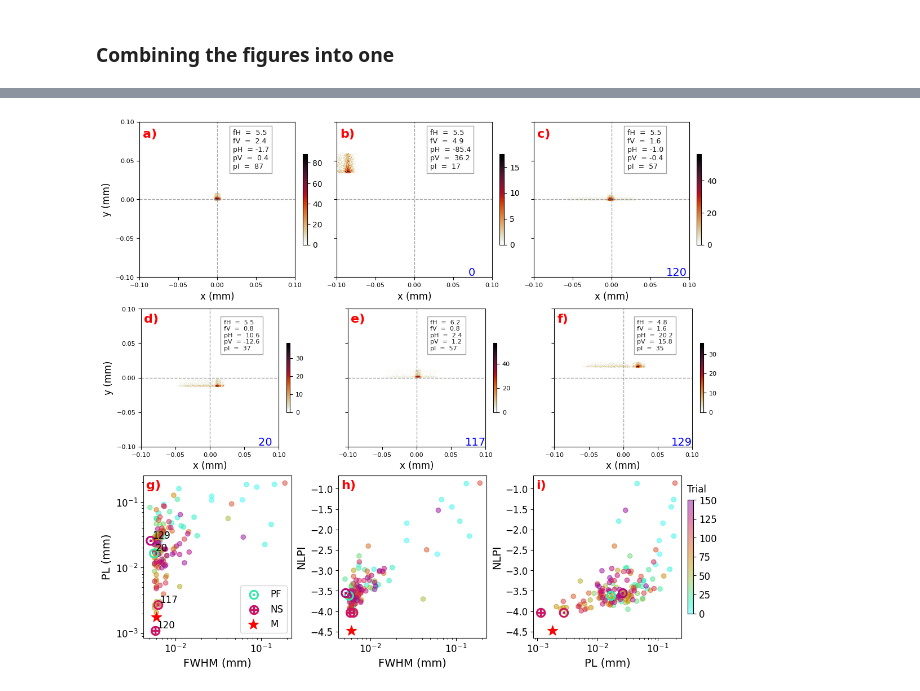
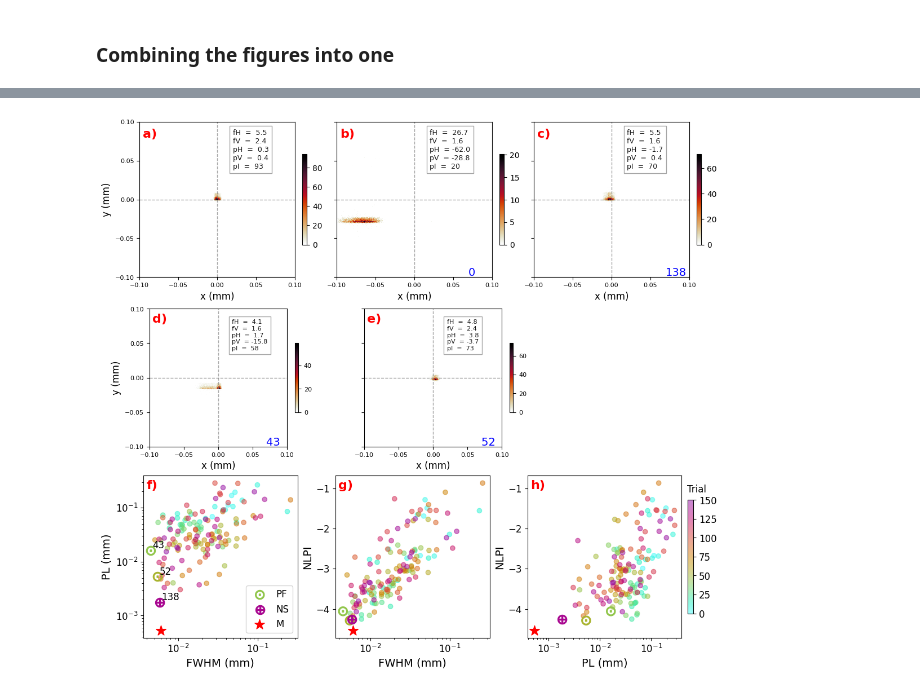
Before and after one commit to AI-ML-at-APS/AI-ML_Control_System, a Jupyter notebook: work_directory/28-ID/jupyter/sims_for_paper/analysis_nf_fwhm_peak_location_peak_intensity.ipynb, the cells around one changed output, grey strips where cells are left out. Cells and saved outputs as stored; diff of their text form; code cells hidden in the pictures.

```diff
--- a/work_directory/28-ID/jupyter/sims_for_paper/analysis_nf_fwhm_peak_location_peak_intensity.ipynb
+++ b/work_directory/28-ID/jupyter/sims_for_paper/analysis_nf_fwhm_peak_location_peak_intensity.ipynb
@@ -227,12 +224,12 @@ FrozenTrial(number=142, state=TrialState.COMPLETE, values=[0.0031875095741277656
 # %%
 ground_mots = {'hb_1': -168, 'hb_2': -161, 'hb_pitch': 0.1719, 'hb_trans': 0, 'vb_bender': 419, 'vb_pitch': 0.1719, 'vb_trans': 0}
 # %%
-random_init = {'hb_1': -178.1,
- 'hb_2': -160.1,
- 'hb_pitch': 0.17104733853924986,
- 'hb_trans': 0.0288,
- 'vb_bender': 426.0,
- 'vb_pitch': 0.17237733853924986,
- 'vb_trans': -0.0027}
+random_init = {'hb_1': -174.8,
+ 'hb_2': -165.6,
+ 'hb_pitch': 0.17247733853924987,
+ 'hb_trans': 0.0106,
+ 'vb_bender': 416.8,
+ 'vb_pitch': 0.17155733853924987,
+ 'vb_trans': 0.0029}
 # %%
 safe = lambda x: 0 if x is None else x
@@ -530,38 +559,38 @@ gss1 = gridspec.GridSpecFromSubplotSpec(1, 3, subplot_spec=gs0[1])
 
 axs1 = gss1.subplots(sharex=True, sharey=True)
 axs1 = axs1.flatten()
-#axs1[-1].set_axis_off()
+axs1[-1].set_axis_off()
 
 _trials = [t for t in study.best_trials if t.number != nash_trial.number]
 
+
 for ix, t in enumerate(_trials):
-
     ylabel = True if ix == 0 else False
     cmesh, sublabel = apu.plot_hist_2d(
         props, axs1[ix], hists[t.number], study_num=t.number, sublabel=sublabel, ylabel=ylabel
     )
     apu.add_text_to_hist(props, axs1[ix], dw=t.user_attrs["dw"], hist=hists[t.number], fontsize=8)
     cbar = fig.colorbar(cmesh, ax=axs1[ix], pad=0.005, shrink=0.5)
     cbar.ax.tick_params(labelsize=8)
     axs1[ix].locator_params(nbins=4)
 
 # bottom row
 
 gss2 = gridspec.GridSpecFromSubplotSpec(1, 3, subplot_spec=gs0[2])
 axs2 = gss2.subplots()
 
 cscatter, sublabel = apu.plot_pareto_2d(
     props, axs2[0], "FWHM", "PL", sublabel=sublabel, ground=ground, annotate=True, legend=True
 )
 _, sublabel = apu.plot_pareto_2d(props, axs2[1], "FWHM", "NLPI", sublabel=sublabel, ground=ground)
 _, sublabel = apu.plot_pareto_2d(props, axs2[2], "PL", "NLPI", sublabel=sublabel, ground=ground)
 
 cbar = plt.colorbar(cscatter, ax=axs2, pad=0.01, shrink=0.7, location="right")
 cbar.ax.text(-0.1, n_steps + 10, "Trial")
 
 #fig.get_layout_engine().set(w_pad=0, h_pad=0, hspace=0.05, wspace=0.01)
 plt.savefig(f"{out_dir}/fig_combined.pdf", bbox_inches="tight", dpi=600)
 plt.savefig(f"{out_dir}/fig_combined.png", bbox_inches="tight", dpi=600)
 plt.show()
 # %% [output]
-[figure, old version]
+[figure, new version]
```
Also changed, not shown: parts of 20 cells of this notebook, 4 other files.
